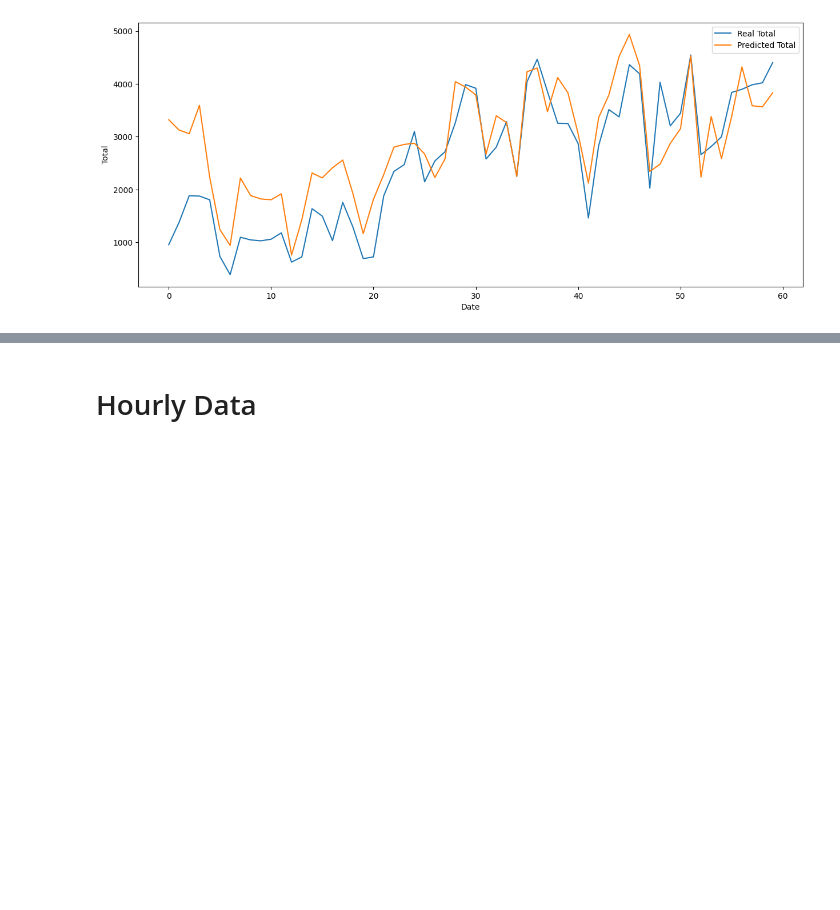
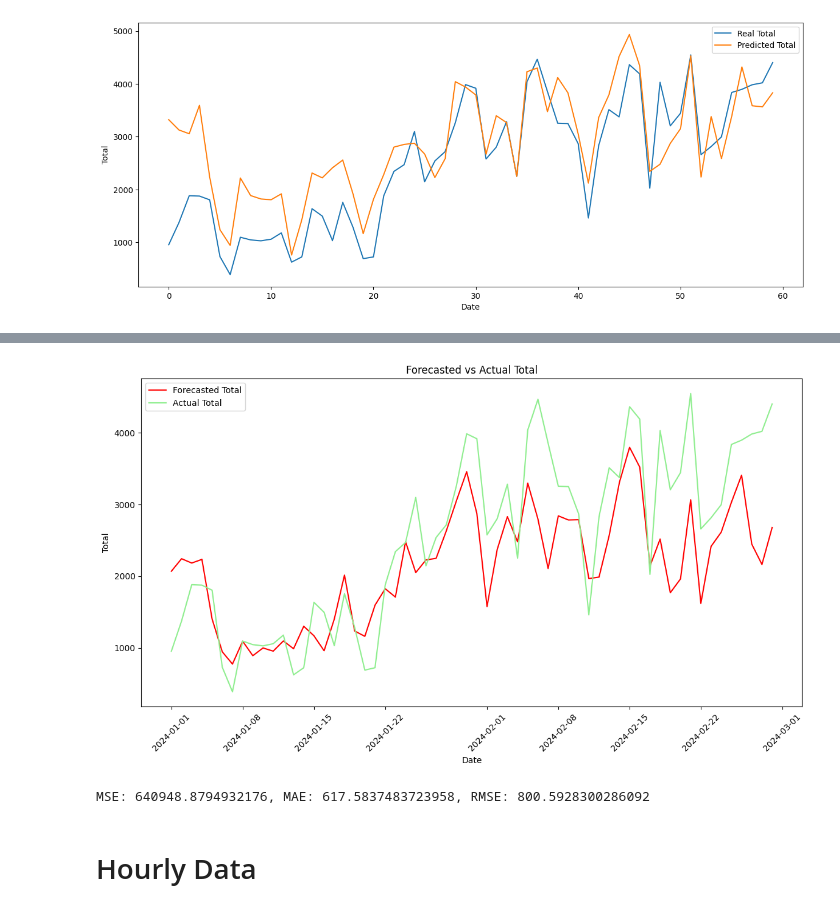
Before and after one commit to cap7586/CaroPeThesis, a Jupyter notebook: Munich_Complete_Analysis/Models_Muc.ipynb, the cells around one changed output, grey strips where cells are left out. Saved outputs shown, nothing was run; the diff lists cells and outputs as text; code cells hidden in the pictures; blank space fills up the shorter version.

Commit message:
added a new Deep Learning model to Models_Muc

```diff
--- a/Munich_Complete_Analysis/Models_Muc.ipynb
+++ b/Munich_Complete_Analysis/Models_Muc.ipynb
@@ -899,0 +956,47 @@ Test MAE: 589.759
+# %%
+# Defining the TCN model
+import tensorflow as tf
+from tensorflow.keras import layers
+
+def build_tcn_model(input_shape):
+    i = layers.Input(shape=input_shape)
+    x = layers.Dense(128, activation='relu')(i)
+    x = layers.Dense(64, activation='relu')(x)
+    x = layers.Dense(32, activation='relu')(x)
+    x = layers.Dense(16, activation='relu')(x)
+    x = layers.Dense(8, activation='relu')(x)
+    x = layers.Dense(4, activation='relu')(x)
+    x = layers.Dense(1)(x)
+    model = tf.keras.Model(i, x)
+    model.compile(optimizer='adam', loss='mse')
+    return model
+
+# Build the TCN model
+model = build_tcn_model(input_shape=X_train.shape[1])
+
+# Train the model
+history = model.fit(X_train, y_train, validation_data=(X_val, y_val), epochs=100, batch_size=32, verbose=1)
+
+# Evaluate the model on the testing data
+test_loss = model.evaluate(testing_data_scaled[:, :-1], testing_data_scaled[:, -1])
+test_loss
+
+# Make predictions on the testing data
+predictions = model.predict(testing_data_scaled[:, :-1])
+
+# Create a DataFrame for the predictions
+predictions_df = pd.DataFrame({'Date': testing_data_relevant['Date'], 'Forecasted_Total': predictions.flatten()})
+predictions_df.head()
+
+# Plot the forecasted and actual values
+plt.figure(figsize=(14, 7))
+plt.plot(predictions_df['Date'], predictions_df['Forecasted_Total'], label='Forecasted Total', color='red')
+plt.plot(testing_data_relevant['Date'], testing_data_relevant['Total'], label='Actual Total', color='lightgreen')
+plt.xlabel('Date')
+plt.ylabel('Total')
+plt.title('Forecasted vs Actual Total')
+# Rotate the x-axis labels for better readability
+plt.xticks(rotation=45)
+plt.legend()
+plt.show()
+# %% [output]
@@ -900,3 +1020,14 @@ Test MAE: 589.759
+[figure, added]
+# %%
+# Calculate error metrics
+mse = mean_squared_error(testing_data_relevant['Total'], predictions_df['Forecasted_Total'])
+mae = mean_absolute_error(testing_data_relevant['Total'], predictions_df['Forecasted_Total'])
+rmse = np.sqrt(mse)
+
+# Print the error metrics
+print(f'MSE: {mse}, MAE: {mae}, RMSE: {rmse}')
+# %% [output]
+MSE: 640948.8794932176, MAE: 617.5837483723958, RMSE: 800.5928300286092
 # %% [markdown]
 # Hourly Data
 # %% [markdown]
```
Also changed, not shown: parts of 10 cells of this notebook, 3 other files.
